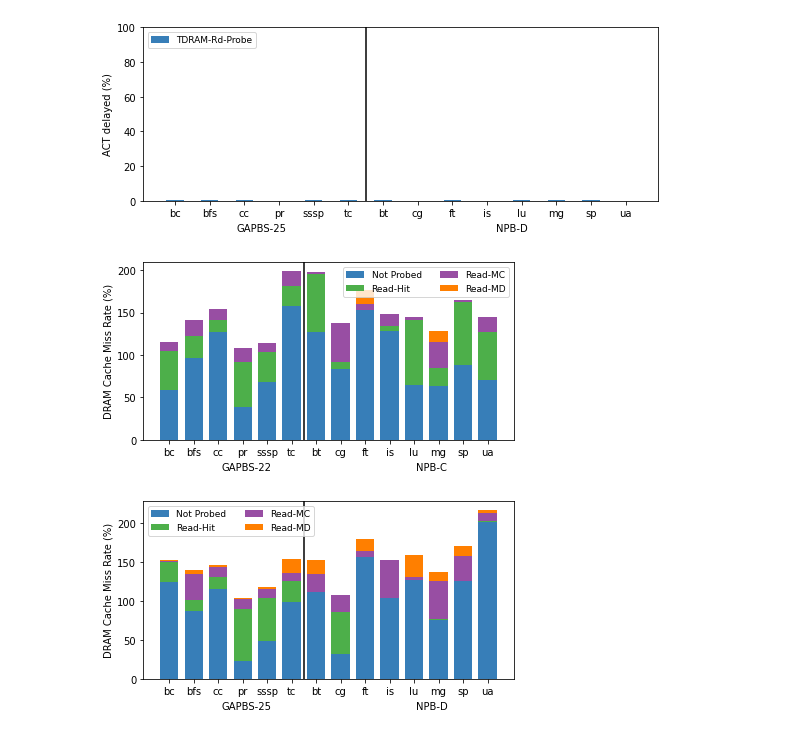
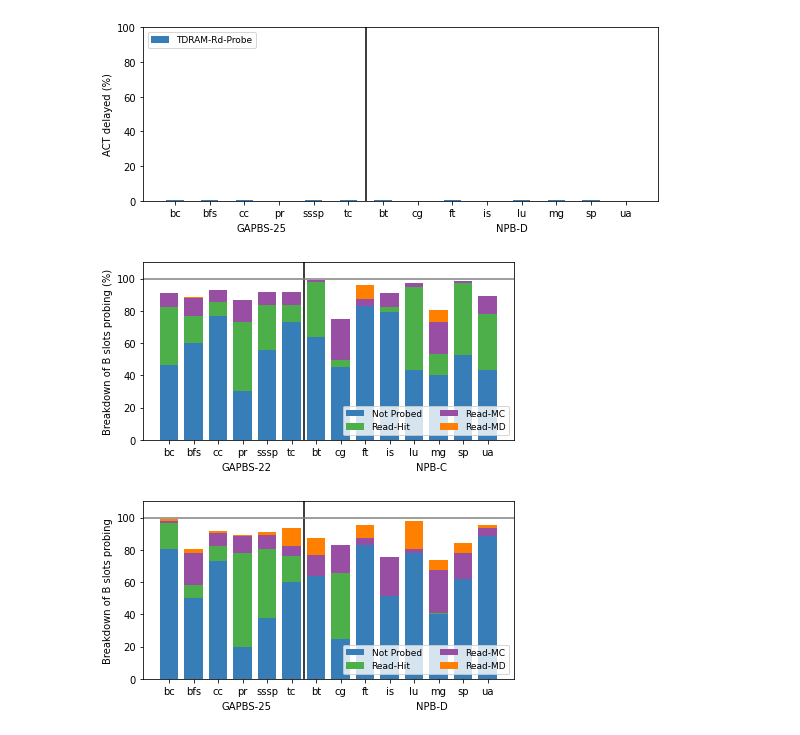
Before and after one commit to darchr/dramCacheController, a Jupyter notebook: data-plots.ipynb, the cells around one changed output. Saved outputs shown, nothing was run; the diff lists cells and outputs as text; code cells hidden in the pictures.

Commit message:
fixed the plot for breakdown of probing

```diff
--- a/data-plots.ipynb
+++ b/data-plots.ipynb
@@ -87,7 +87,9 @@ Stats = ['simSeconds ',
 'system.loc_mem_ctrl.foundCandidBSlot ',
 'system.loc_mem_ctrl.foundCandidBSlotRH ',
 'system.loc_mem_ctrl.foundCandidBSlotRMC ',
-'system.loc_mem_ctrl.foundCandidBSlotRMD '
+'system.loc_mem_ctrl.foundCandidBSlotRMD ',
+'system.loc_mem_ctrl.dram.readMC',
+'system.loc_mem_ctrl.dram.writeBurstsTC'
           ]
 
 dfCols = [
@@ -171,7 +173,9 @@ dfCols = [
          'foundCandidBSlot',
          'foundCandidBSlotRH',
          'foundCandidBSlotRMC',
-         'foundCandidBSlotRMD'
+         'foundCandidBSlotRMD',
+         'readBurstsMC',
+         'writeBurstsTC'
 
          ]
 ##########################################################
@@ -234,6 +238,12 @@ def creatDataFrame(dataDir, suite, index):
     df['BWBloat'] =  (df['loc1AvgRdBW'].astype(float) + df['loc1AvgWrBW'].astype(float) +
                       df['loc2AvgRdBW'].astype(float) + df['loc2AvgWrBW'].astype(float) +
                       df['farAvgRdBW'].astype(float) + df['farAvgWrBW'].astype(float)) / ((df['avgRdBWSys'].astype(float) + df['avgWrBWSys'].astype(float)) / 1000000)
+
+
+    df['locMemReadBursts'] =  df['readBursts1'].astype(float) + df['readBurstsMC'].astype(float)
+    df['locMemWriteBursts'] = df['writeBursts1'].astype(float) + df['writeBurstsTC'].astype(float)
+
+
     return df
 # %%
 df_gap22_cas = creatDataFrame("/home/babaie/projects/rambusDesign/1gigDRAMCache/dramCacheController/newResults/baseline/cascade/1GB_8GB_g22_nC/GAPBS", "GAPBS", [1,1,1,1,1,1])
@@ -1359,15 +1369,15 @@ plt.tight_layout()
 [figure]
 # %%
 x1 = df_gap22_ram_prob['app']
-y1 = 100 * df_gap22_ram_prob['noCandidBSlot'].astype(float)/(df_gap22_ram_prob['readBursts1'].astype(float)+df_gap22_ram_prob['writeBursts1'].astype(float))
-y2 = 100 * df_gap22_ram_prob['foundCandidBSlotRH'].astype(float)/(df_gap22_ram_prob['readBursts1'].astype(float)+df_gap22_ram_prob['writeBursts1'].astype(float))
-y3 = 100 * df_gap22_ram_prob['foundCandidBSlotRMC'].astype(float)/(df_gap22_ram_prob['readBursts1'].astype(float)+df_gap22_ram_prob['writeBursts1'].astype(float))
-y4 = 100 * df_gap22_ram_prob['foundCandidBSlotRMD'].astype(float)/(df_gap22_ram_prob['readBursts1'].astype(float)+df_gap22_ram_prob['writeBursts1'].astype(float))
+y1 = 100 * df_gap22_ram_prob['noCandidBSlot'].astype(float)/(df_gap22_ram_prob['locMemReadBursts'].astype(float)+df_gap22_ram_prob['locMemWriteBursts'].astype(float))
+y2 = 100 * df_gap22_ram_prob['foundCandidBSlotRH'].astype(float)/(df_gap22_ram_prob['locMemReadBursts'].astype(float)+df_gap22_ram_prob['locMemWriteBursts'].astype(float))
+y3 = 100 * df_gap22_ram_prob['foundCandidBSlotRMC'].astype(float)/(df_gap22_ram_prob['locMemReadBursts'].astype(float)+df_gap22_ram_prob['locMemWriteBursts'].astype(float))
+y4 = 100 * df_gap22_ram_prob['foundCandidBSlotRMD'].astype(float)/(df_gap22_ram_prob['locMemReadBursts'].astype(float)+df_gap22_ram_prob['locMemWriteBursts'].astype(float))
 
 # Multi bar Chart
 fig = plt.figure()
 fig.set_size_inches(6,3)
-#plt.ylim([0,110])
+plt.ylim([0,110])
 
 for i,app in enumerate(x1):
     plt.bar(i*4, y1[i], width=3, color=cmap(1), label='Not Probed' if i==0 else None)
@@ -1377,10 +1387,10 @@ for i,app in enumerate(x1):
 
 offset = (i+1)*4
 x2 = df_npbC_ram_prob['app']
-y1 = 100 * df_npbC_ram_prob['noCandidBSlot'].astype(float)/(df_npbC_ram_prob['readBursts1'].astype(float)+df_npbC_ram_prob['writeBursts1'].astype(float))
-y2 = 100 * df_npbC_ram_prob['foundCandidBSlotRH'].astype(float)/(df_npbC_ram_prob['readBursts1'].astype(float)+df_npbC_ram_prob['writeBursts1'].astype(float))
-y3 = 100 * df_npbC_ram_prob['foundCandidBSlotRMC'].astype(float)/(df_npbC_ram_prob['readBursts1'].astype(float)+df_npbC_ram_prob['writeBursts1'].astype(float))
-y4 = 100 * df_npbC_ram_prob['foundCandidBSlotRMD'].astype(float)/(df_npbC_ram_prob['readBursts1'].astype(float)+df_npbC_ram_prob['writeBursts1'].astype(float))
+y1 = 100 * df_npbC_ram_prob['noCandidBSlot'].astype(float)/(df_npbC_ram_prob['locMemReadBursts'].astype(float)+df_npbC_ram_prob['locMemWriteBursts'].astype(float))
+y2 = 100 * df_npbC_ram_prob['foundCandidBSlotRH'].astype(float)/(df_npbC_ram_prob['locMemReadBursts'].astype(float)+df_npbC_ram_prob['locMemWriteBursts'].astype(float))
+y3 = 100 * df_npbC_ram_prob['foundCandidBSlotRMC'].astype(float)/(df_npbC_ram_prob['locMemReadBursts'].astype(float)+df_npbC_ram_prob['locMemWriteBursts'].astype(float))
+y4 = 100 * df_npbC_ram_prob['foundCandidBSlotRMD'].astype(float)/(df_npbC_ram_prob['locMemReadBursts'].astype(float)+df_npbC_ram_prob['locMemWriteBursts'].astype(float))
 
 for i,app in enumerate(x2):
     plt.bar(i*4+offset, y1[i], width=3, color=cmap(1))
@@ -1393,50 +1403,52 @@ plt.figtext(0.75, -0.01, "NPB-C")
 
 plt.xticks(np.arange(14)*4, list(x1)+list(x2))
 plt.axvline(x=offset-2, color='black')
+plt.axhline(y=100, color='gray')
 
-plt.ylabel("DRAM Cache Miss Rate (%)", fontsize=10)
-plt.legend(fontsize=9, ncol=2)
+plt.ylabel("Breakdown of B slots probing (%)", fontsize=10)
+plt.legend(fontsize=9, ncol=2, loc='lower right')
 plt.tight_layout()
 #plt.savefig("../figures/cs1_all_mpki.pdf")
 
 x1 = df_gap25_ram_prob['app']
-y1 = 100 * df_gap25_ram_prob['noCandidBSlot'].astype(float)/(df_gap25_ram_prob['readBursts1'].astype(float)+df_gap25_ram_prob['writeBursts1'].astype(float))
-y2 = 100 * df_gap25_ram_prob['foundCandidBSlotRH'].astype(float)/(df_gap25_ram_prob['readBursts1'].astype(float)+df_gap25_ram_prob['writeBursts1'].astype(float))
-y3 = 100 * df_gap25_ram_prob['foundCandidBSlotRMC'].astype(float)/(df_gap25_ram_prob['readBursts1'].astype(float)+df_gap25_ram_prob['writeBursts1'].astype(float))
-y4 = 100 * df_gap25_ram_prob['foundCandidBSlotRMD'].astype(float)/(df_gap25_ram_prob['readBursts1'].astype(float)+df_gap25_ram_prob['writeBursts1'].astype(float))
+y1 = 100 * df_gap25_ram_prob['noCandidBSlot'].astype(float)/(df_gap25_ram_prob['locMemReadBursts'].astype(float)+df_gap25_ram_prob['locMemWriteBursts'].astype(float))
+y2 = 100 * df_gap25_ram_prob['foundCandidBSlotRH'].astype(float)/(df_gap25_ram_prob['locMemReadBursts'].astype(float)+df_gap25_ram_prob['locMemWriteBursts'].astype(float))
+y3 = 100 * df_gap25_ram_prob['foundCandidBSlotRMC'].astype(float)/(df_gap25_ram_prob['locMemReadBursts'].astype(float)+df_gap25_ram_prob['locMemWriteBursts'].astype(float))
+y4 = 100 * df_gap25_ram_prob['foundCandidBSlotRMD'].astype(float)/(df_gap25_ram_prob['locMemReadBursts'].astype(float)+df_gap25_ram_prob['locMemWriteBursts'].astype(float))
 
 # Multi bar Chart
 fig = plt.figure()
 fig.set_size_inches(6,3)
-#plt.ylim([0,110])
+plt.ylim([0,110])
 for i,app in enumerate(x1):
     plt.bar(i*4, y1[i], width=3, color=cmap(1), label='Not Probed' if i==0 else None)
     plt.bar(i*4, y2[i], bottom = y1[i], width=3, color=cmap(2), label='Read-Hit' if i==0 else None)
     plt.bar(i*4, y3[i], bottom = y1[i]+y2[i], width=3, color=cmap(3), label='Read-MC' if i==0 else None)
     plt.bar(i*4, y4[i], bottom = y1[i]+y2[i]+y3[i], width=3, color=cmap(4), label='Read-MD' if i==0 else None)
 
 offset = (i+1)*4
 x2 = df_npbD_ram_prob['app']
-y1 = 100 * df_npbD_ram_prob['noCandidBSlot'].astype(float)/(df_npbD_ram_prob['readBursts1'].astype(float)+df_npbD_ram_prob['writeBursts1'].astype(float))
-y2 = 100 * df_npbD_ram_prob['foundCandidBSlotRH'].astype(float)/(df_npbD_ram_prob['readBursts1'].astype(float)+df_npbD_ram_prob['writeBursts1'].astype(float))
-y3 = 100 * df_npbD_ram_prob['foundCandidBSlotRMC'].astype(float)/(df_npbD_ram_prob['readBursts1'].astype(float)+df_npbD_ram_prob['writeBursts1'].astype(float))
-y4 = 100 * df_npbD_ram_prob['foundCandidBSlotRMD'].astype(float)/(df_npbD_ram_prob['readBursts1'].astype(float)+df_npbD_ram_prob['writeBursts1'].astype(float))
+y1 = 100 * df_npbD_ram_prob['noCandidBSlot'].astype(float)/(df_npbD_ram_prob['locMemReadBursts'].astype(float)+df_npbD_ram_prob['locMemWriteBursts'].astype(float))
+y2 = 100 * df_npbD_ram_prob['foundCandidBSlotRH'].astype(float)/(df_npbD_ram_prob['locMemReadBursts'].astype(float)+df_npbD_ram_prob['locMemWriteBursts'].astype(float))
+y3 = 100 * df_npbD_ram_prob['foundCandidBSlotRMC'].astype(float)/(df_npbD_ram_prob['locMemReadBursts'].astype(float)+df_npbD_ram_prob['locMemWriteBursts'].astype(float))
+y4 = 100 * df_npbD_ram_prob['foundCandidBSlotRMD'].astype(float)/(df_npbD_ram_prob['locMemReadBursts'].astype(float)+df_npbD_ram_prob['locMemWriteBursts'].astype(float))
 
 for i,app in enumerate(x2):
     plt.bar(i*4+offset, y1[i], width=3, color=cmap(1))
     plt.bar(i*4+offset, y2[i], bottom = y1[i], width=3, color=cmap(2))
     plt.bar(i*4+offset, y3[i], bottom = y1[i]+y2[i], width=3, color=cmap(3))
     plt.bar(i*4+offset, y4[i], bottom = y1[i]+y2[i]+y3[i], width=3, color=cmap(4))
 
 plt.figtext(0.3, -0.01, "GAPBS-25")
 plt.figtext(0.75, -0.01, "NPB-D")
 
 plt.xticks(np.arange(14)*4, list(x1)+list(x2))
 plt.axvline(x=offset-2, color='black')
+plt.axhline(y=100, color='gray')
 
-plt.ylabel("DRAM Cache Miss Rate (%)", fontsize=10)
-plt.legend(fontsize=9, ncol=2)
+plt.ylabel("Breakdown of B slots probing", fontsize=10)
+plt.legend(fontsize=9, ncol=2, loc='lower right')
 plt.tight_layout()
 # %% [output]
-[figure, old version]
+[figure, new version]
-[figure, old version]
+[figure, new version]
```
Also changed, not shown: parts of 1 cell of this notebook, 1 other file.
